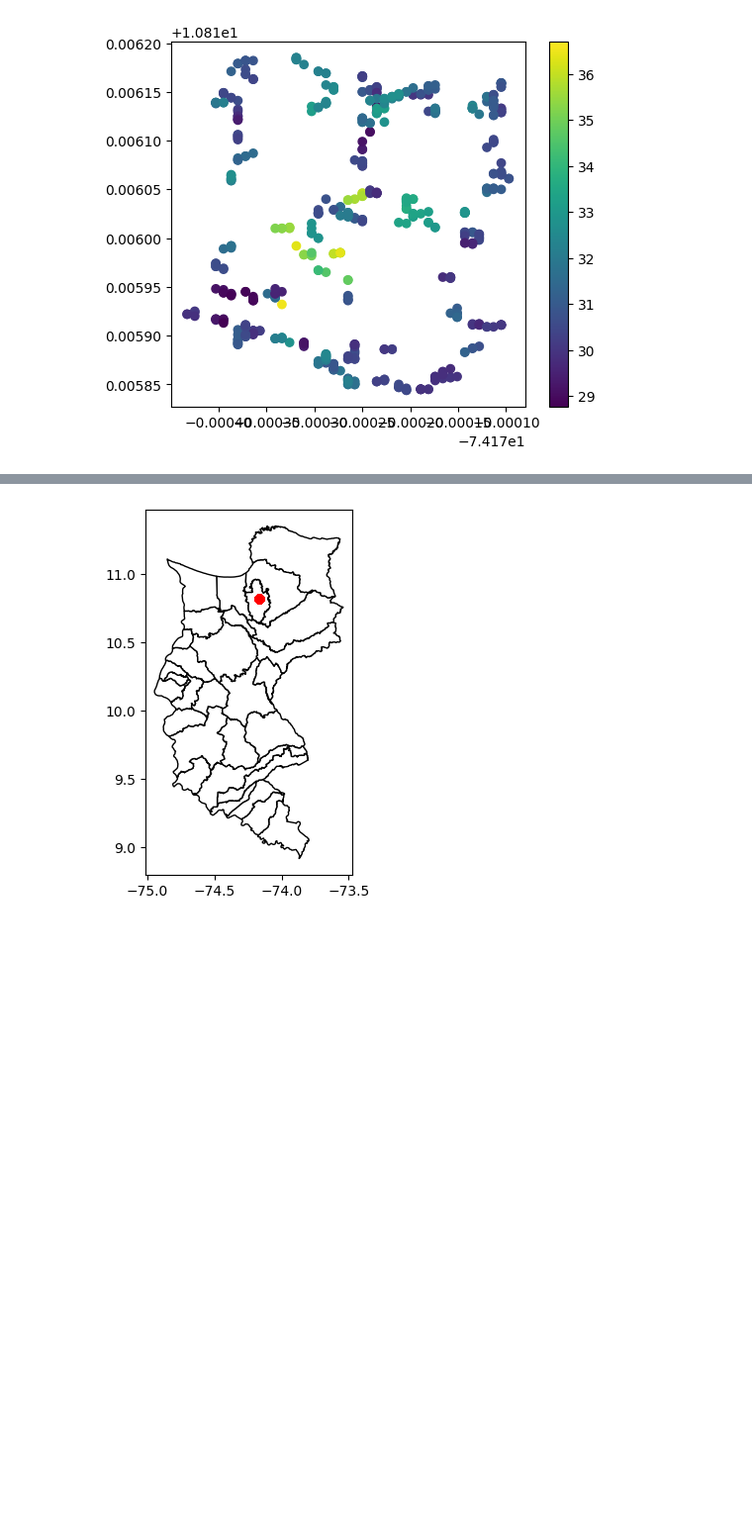
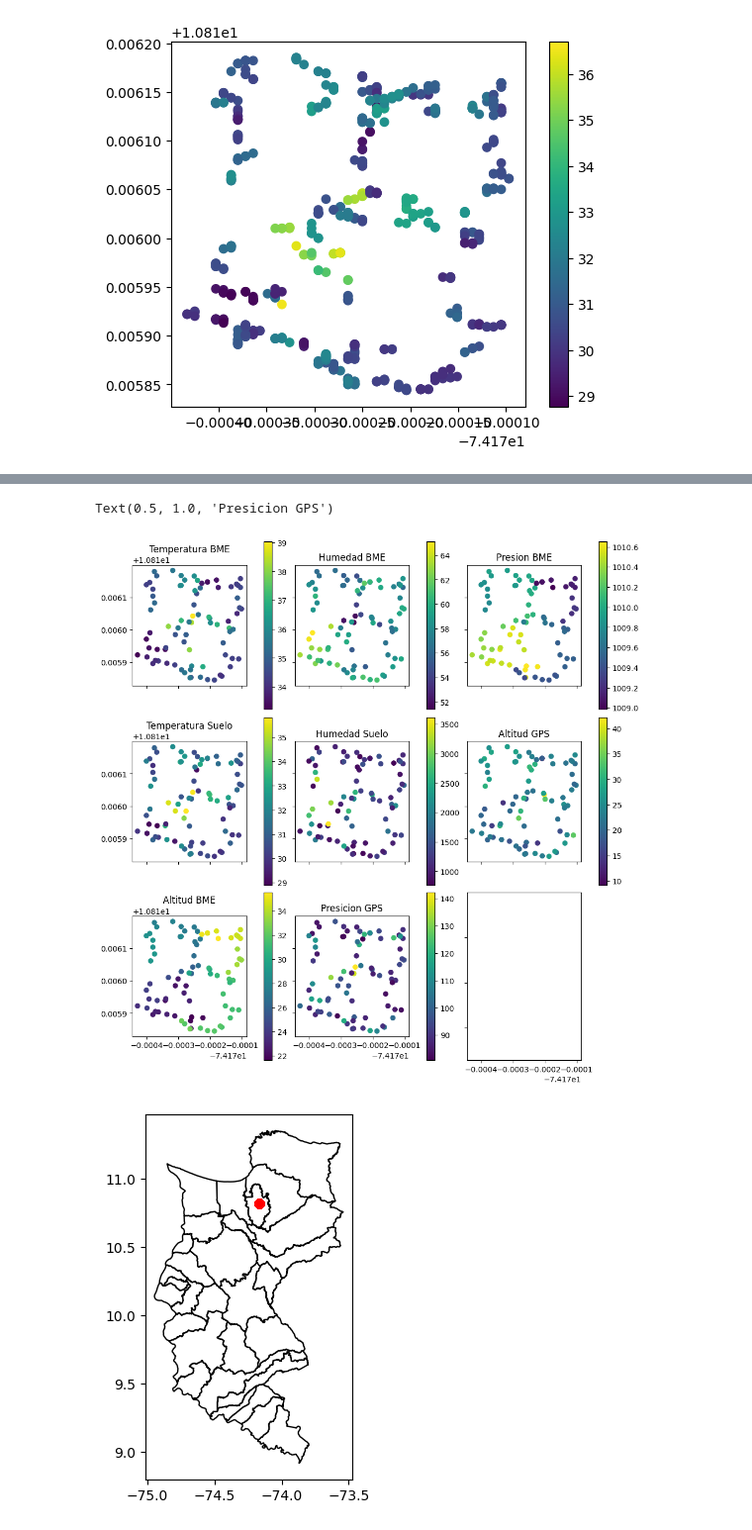
Before and after one commit to miguepoloc/kriging, a Jupyter notebook: csv_to_shape.ipynb, the cells around one changed output, grey strips where cells are left out. Shown at 99% size. Drawn from its saved outputs; the diff is of its cells as text; code cells hidden in the pictures; blank space fills up the shorter version.

```diff
--- a/csv_to_shape.ipynb
+++ b/csv_to_shape.ipynb
@@ -160,3 +231,60 @@ gdf.plot("Temperatura Suelo", legend=True)
+# %%
+fig, axs = plt.subplots(
+    ncols=3, nrows=3, layout='constrained', figsize=(10, 10), sharex=True, sharey=True)
+
+
+gdf_media.plot(column="Temperatura BME",
+               ax=axs[0, 0],
+               legend=True,
+               )
+axs[0, 0].set_title('Temperatura BME')
+
+gdf_media.plot(column="Humedad BME",
+               ax=axs[0, 1],
+               legend=True,
+               )
+axs[0, 1].set_title('Humedad BME')
+
+
+gdf_media.plot(column="Presion BME",
+               ax=axs[0, 2],
+               legend=True,
+               )
+axs[0, 2].set_title('Presion BME')
+
+
+gdf_media.plot(column="Temperatura Suelo",
+               ax=axs[1, 0],
+               legend=True,
+               )
+axs[1, 0].set_title('Temperatura Suelo')
+
+gdf_media.plot(column="Humedad Suelo",
+               ax=axs[1, 1],
+               legend=True,
+               )
+axs[1, 1].set_title('Humedad Suelo')
+
+gdf_media.plot(column="Altitud GPS",
+               ax=axs[1, 2],
+               legend=True,
+               )
+axs[1, 2].set_title('Altitud GPS')
+
+gdf_media.plot(column="Altitud BME",
+               ax=axs[2, 0],
+               legend=True,
+               )
+axs[2, 0].set_title('Altitud BME')
+
+gdf_media.plot(column="Presicion GPS",
+               ax=axs[2, 1],
+               legend=True,
+               )
+axs[2, 1].set_title('Presicion GPS')
+# %% [output]
+Text(0.5, 1.0, 'Presicion GPS')
+[figure, added]
 # %%
 # Se carga el mapa de Magdalena
 magdalena = "data/Magdalena/Magdalena_municipios.shp"
```
Also changed, not shown: parts of 13 cells of this notebook, 1 other file.
